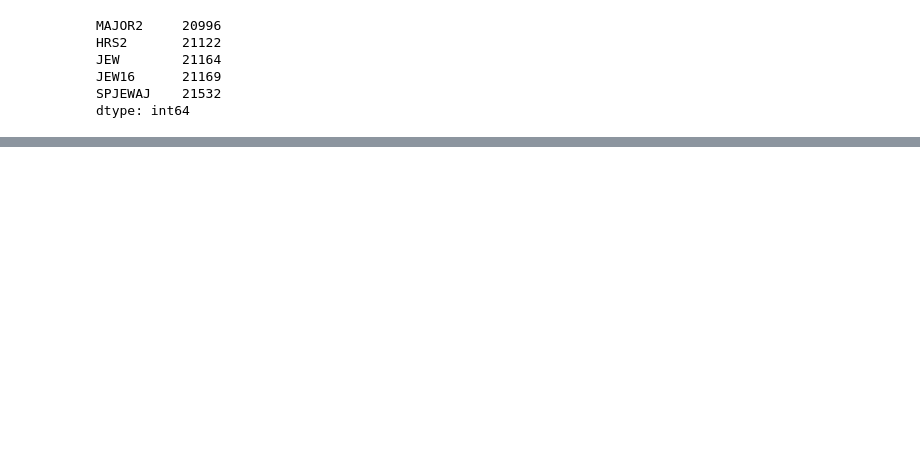
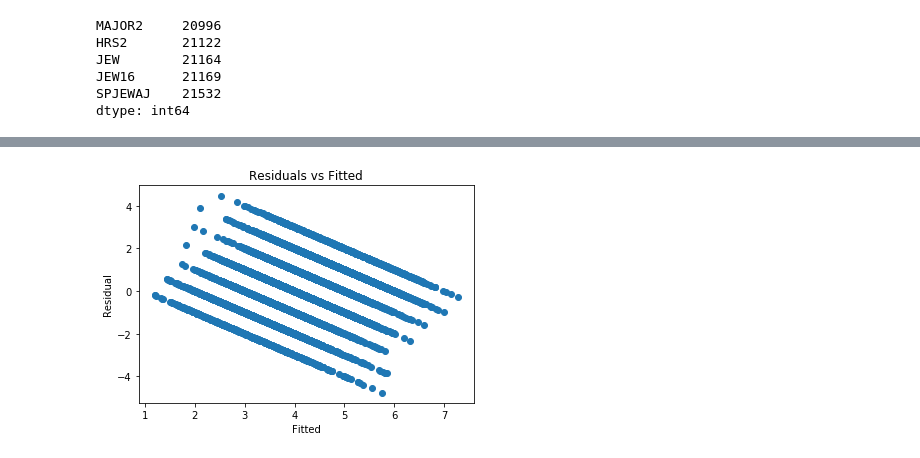
Before and after one commit to jSieber7/Voter-Analytics, a Jupyter notebook: Prelim Modeling.ipynb, the cells around one changed output, grey strips where cells are left out. Saved outputs shown, nothing was run; the diff lists cells and outputs as text; code cells hidden in the pictures; blank space fills up the shorter version.

```diff
--- a/Prelim Modeling.ipynb
+++ b/Prelim Modeling.ipynb
@@ -423,0 +492,9 @@ This may be adverse in the long-run, as we know that assuming all of those who d
+# %%
+fig, ax = plt.subplots()
+ax.scatter(model.fittedvalues,model.resid)
+ax.set_xlabel('Fitted')
+ax.set_ylabel('Residual')
+ax.set_title('Residuals vs Fitted')
+plt.show()
+# %% [output]
+[figure, added]
```
Also changed, not shown: parts of 22 cells of this notebook.
